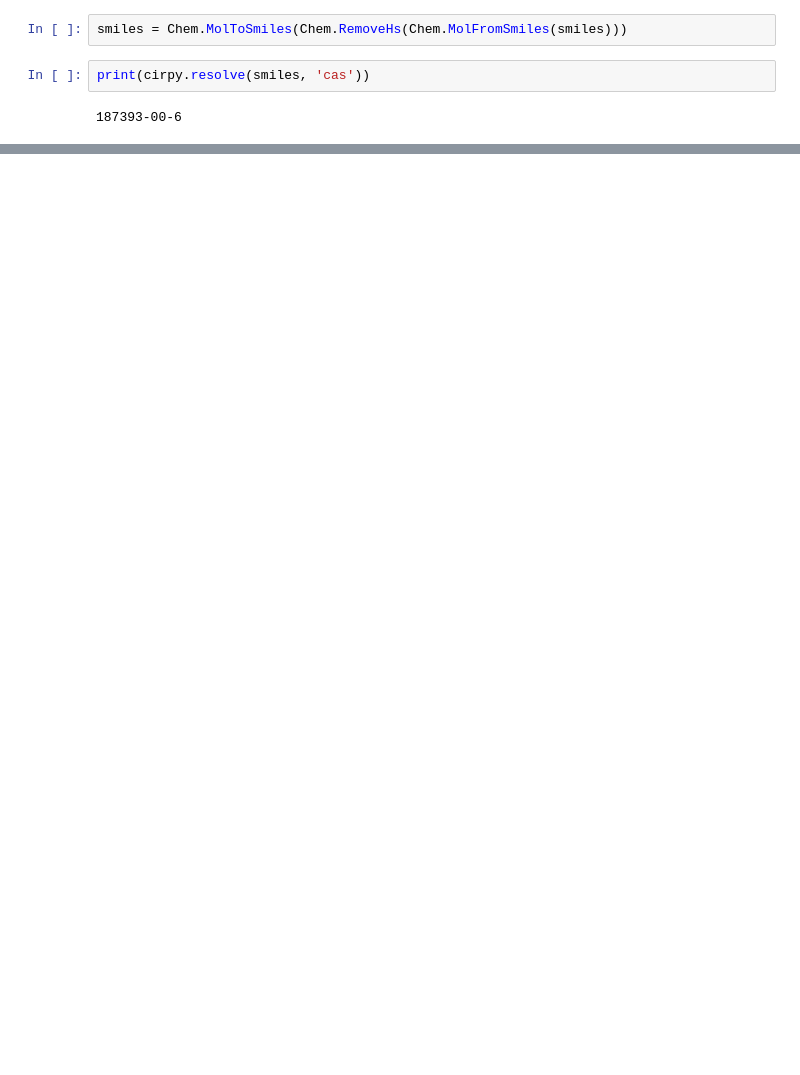
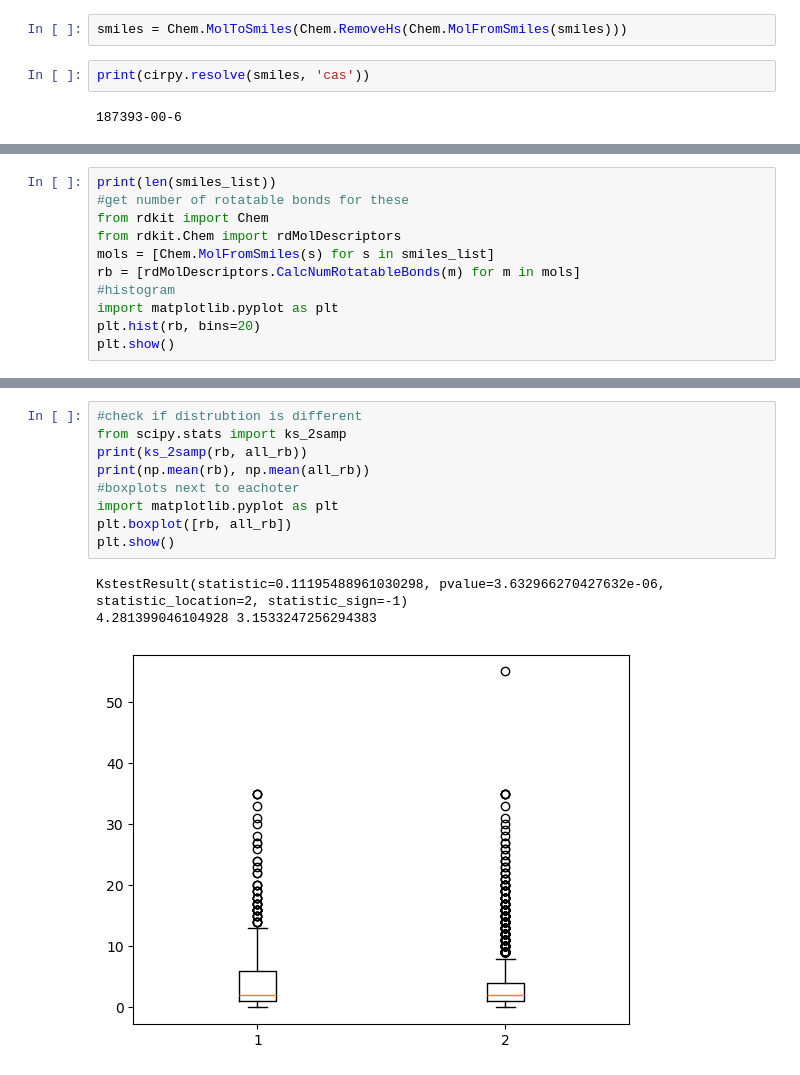
Before and after one commit to Cschiebroek/mdfptools, a Jupyter notebook: examples/analysis/First_test.ipynb, the cells around one changed output, grey strips where cells are left out. Cells and saved outputs as stored; diff of their text form; blank space fills up the shorter version.

```diff
--- a/examples/analysis/First_test.ipynb
+++ b/examples/analysis/First_test.ipynb
@@ -270,0 +306,11 @@ MAE:  3.0108046071450234
+# %%
+print(len(smiles_list))
+#get number of rotatable bonds for these
+from rdkit import Chem
+from rdkit.Chem import rdMolDescriptors
+mols = [Chem.MolFromSmiles(s) for s in smiles_list]
+rb = [rdMolDescriptors.CalcNumRotatableBonds(m) for m in mols]
+#histogram
+import matplotlib.pyplot as plt
+plt.hist(rb, bins=20)
+plt.show()
@@ -270,0 +327,13 @@ MAE:  3.0108046071450234
+# %%
+#check if distrubtion is different
+from scipy.stats import ks_2samp
+print(ks_2samp(rb, all_rb))
+print(np.mean(rb), np.mean(all_rb))
+#boxplots next to eachoter
+import matplotlib.pyplot as plt
+plt.boxplot([rb, all_rb])
+plt.show()
+# %% [output]
+KstestResult(statistic=0.11195488961030298, pvalue=3.632966270427632e-06, statistic_location=2, statistic_sign=-1)
+4.281399046104928 3.1533247256294383
+[figure, added]
```
Also changed, not shown: parts of 12 cells of this notebook, 5 other files.
